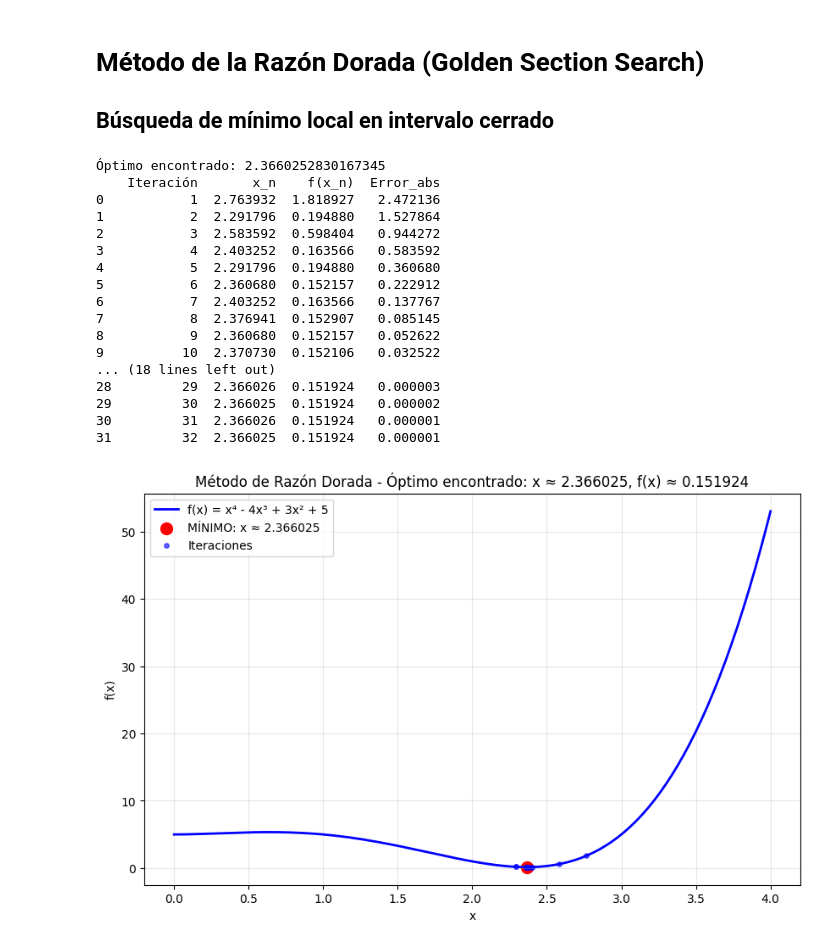
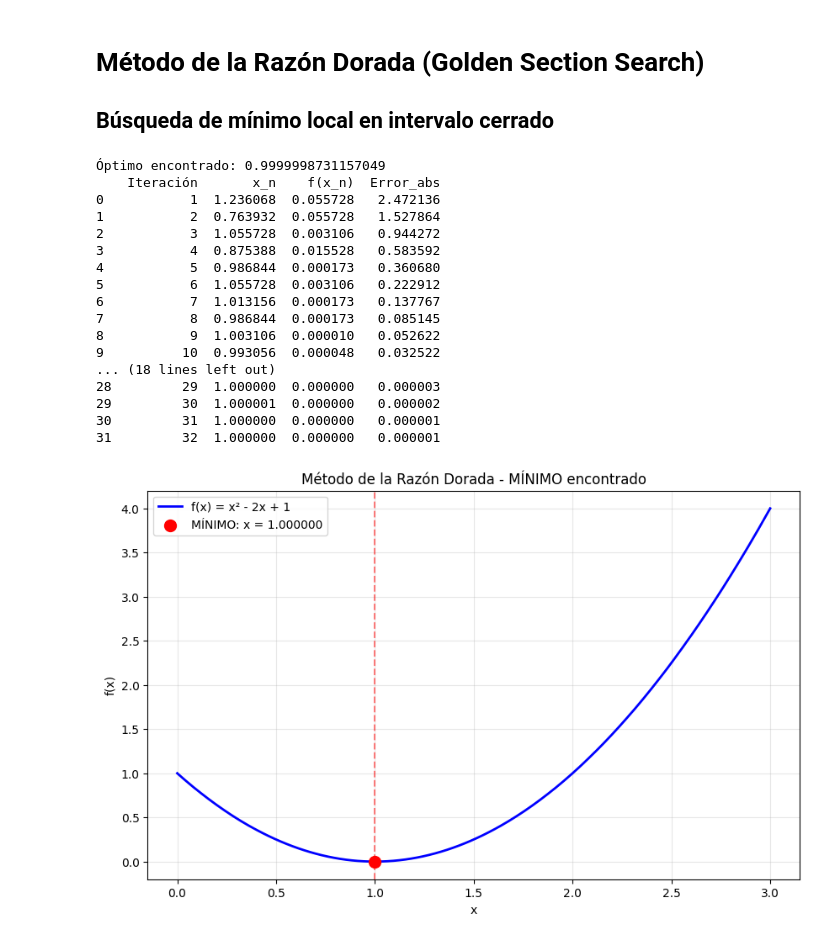
Before and after one commit to wil101/Optimizaci-n, a Jupyter notebook: razon_dorada.ipynb, the cells around one changed output. Saved outputs shown, nothing was run; the diff lists cells and outputs as text; code cells hidden in the pictures.

```diff
--- a/razon_dorada.ipynb
+++ b/razon_dorada.ipynb
@@ -8,8 +8,8 @@ import matplotlib.pyplot as plt
 import pandas as pd
 # %%
 # Celda 2: Función objetivo
-f = lambda x: x**4 - 4*x**3 + 3*x**2 + 5
-# Función ejemplo: x⁴ - 4x³ + 3x² + 5. Buscamos mínimo local en [0, 4].
+f = lambda x: x**2 - 2*x + 1
+# Función ejemplo: (x-1)². Mínimo en x = 1.
 # %%
 # Celda 3: Implementación del método de razón dorada
 def metodo_razon_dorada(f, a, b, tol=1e-6, max_iter=100):
@@ -38,38 +38,44 @@ x_opt, tabla, historial = metodo_razon_dorada(f, 0, 4)
 print("Óptimo encontrado:", x_opt)
 print(tabla.round(6))
 # %% [output]
-Óptimo encontrado: 2.3660252830167345
+Óptimo encontrado: 0.9999998731157049
     Iteración       x_n    f(x_n)  Error_abs
-0           1  2.763932  1.818927   2.472136
-1           2  2.291796  0.194880   1.527864
-2           3  2.583592  0.598404   0.944272
-3           4  2.403252  0.163566   0.583592
-4           5  2.291796  0.194880   0.360680
-5           6  2.360680  0.152157   0.222912
-6           7  2.403252  0.163566   0.137767
-7           8  2.376941  0.152907   0.085145
-8           9  2.360680  0.152157   0.052622
-9          10  2.370730  0.152106   0.032522
+0           1  1.236068  0.055728   2.472136
+1           2  0.763932  0.055728   1.527864
+2           3  1.055728  0.003106   0.944272
+3           4  0.875388  0.015528   0.583592
+4           5  0.986844  0.000173   0.360680
+5           6  1.055728  0.003106   0.222912
+6           7  1.013156  0.000173   0.137767
+7           8  0.986844  0.000173   0.085145
+8           9  1.003106  0.000010   0.052622
+9          10  0.993056  0.000048   0.032522
 ... (18 lines left out)
-28         29  2.366026  0.151924   0.000003
-29         30  2.366025  0.151924   0.000002
-30         31  2.366026  0.151924   0.000001
-31         32  2.366025  0.151924   0.000001
+28         29  1.000000  0.000000   0.000003
+29         30  1.000001  0.000000   0.000002
+30         31  1.000000  0.000000   0.000001
+31         32  1.000000  0.000000   0.000001
 # %%
-# Celda 5: Gráfica de convergencia
-x = np.linspace(0, 4, 200)
+# Celda 5: Gráfica de la función y optimización
+x = np.linspace(0, 3, 300)
 y = f(x)
 
+# Determinar si es mínimo o máximo analizando la segunda derivada
+h = 1e-5
+segunda_derivada = (f(x_opt + h) - 2*f(x_opt) + f(x_opt - h)) / (h**2)
+es_minimo = segunda_derivada > 0
+tipo_extremo = "MÍNIMO" if es_minimo else "MÁXIMO"
+
 plt.figure(figsize=(10, 6))
-plt.plot(x, y, 'b-', linewidth=2, label='f(x) = x⁴ - 4x³ + 3x² + 5')
-plt.scatter(x_opt, f(x_opt), color='red', s=100, label=f'MÍNIMO: x ≈ {x_opt:.6f}')
-plt.scatter(historial, [f(xi) for xi in historial], color='blue', s=15, alpha=0.6, label='Iteraciones')
+plt.plot(x, y, 'b-', linewidth=2, label='f(x) = x² - 2x + 1')
+plt.scatter(x_opt, f(x_opt), color='red', s=100, zorder=5, label=f'{tipo_extremo}: x = {x_opt:.6f}')
+plt.axvline(x=x_opt, color='red', linestyle='--', alpha=0.5)
 plt.xlabel('x')
 plt.ylabel('f(x)')
-plt.title(f'Método de Razón Dorada - Óptimo encontrado: x ≈ {x_opt:.6f}, f(x) ≈ {f(x_opt):.6f}')
+plt.title(f'Método de la Razón Dorada - {tipo_extremo} encontrado')
 plt.legend()
 plt.grid(True, alpha=0.3)
 plt.show()
 # %% [output]
-[figure, old version]
+[figure, new version]
 # %%
```
Also changed, not shown: parts of 2 cells of this notebook, 9 other files.
